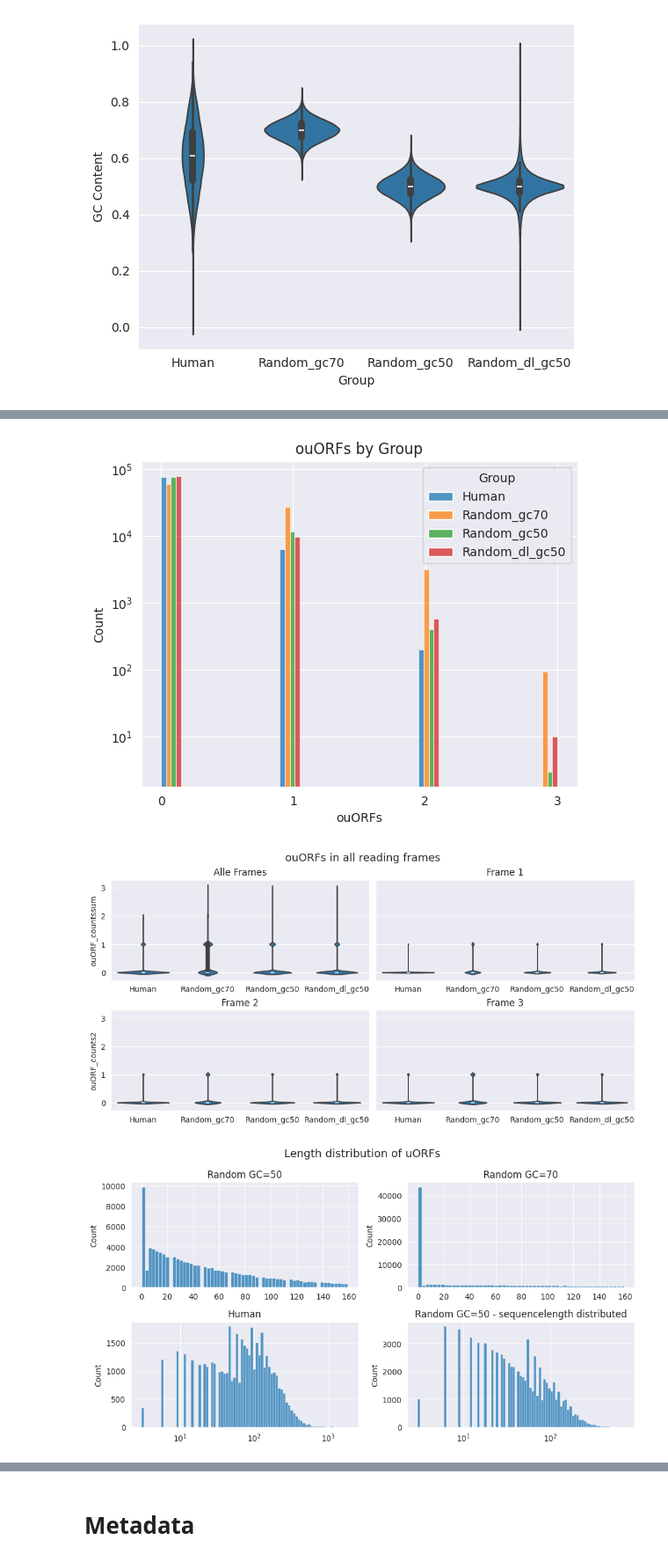
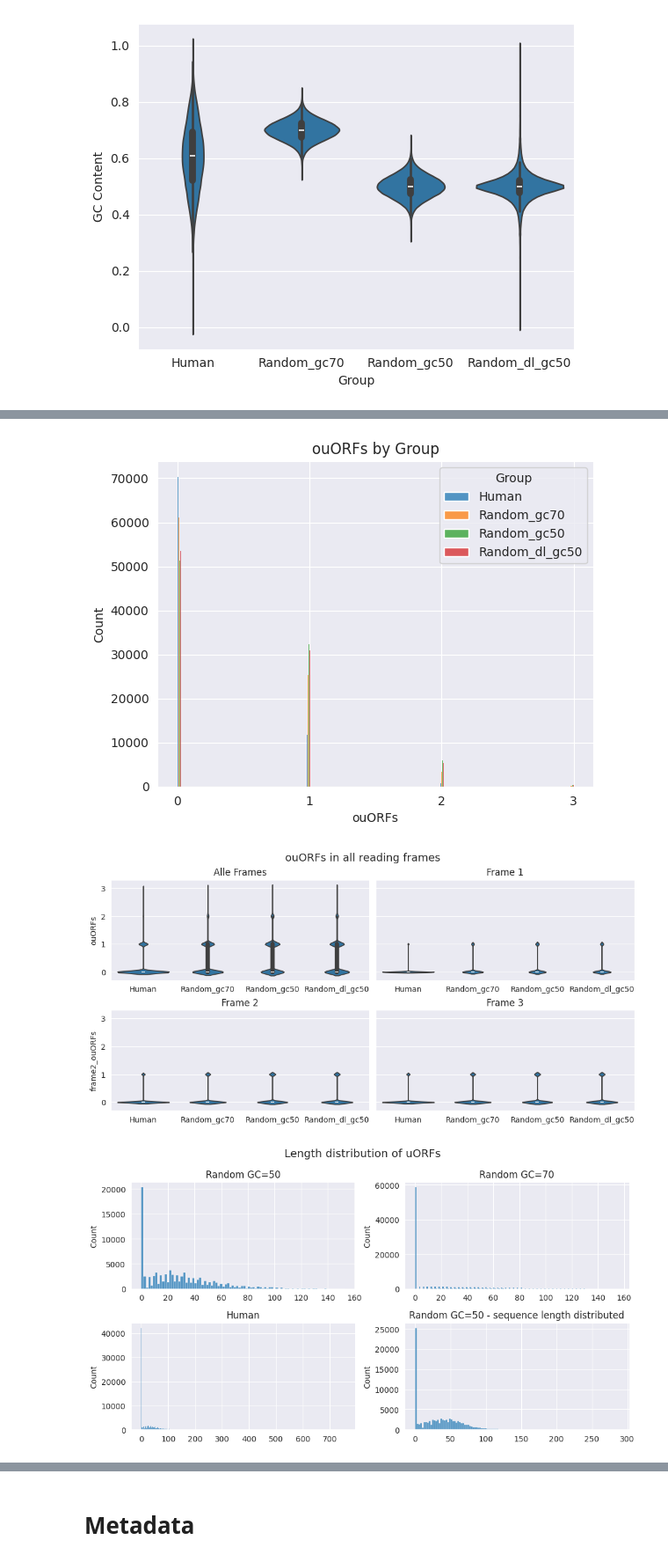
Before and after one commit to jechochamber/Bachelor, a Jupyter notebook: test.ipynb, the cells around one changed output, grey strips where cells are left out. Shown: that part at 88% size. Saved outputs shown, nothing was run; the diff lists cells and outputs as text; code cells hidden in the pictures.

```diff
--- a/test.ipynb
+++ b/test.ipynb
@@ -136,20 +161,20 @@ plt.show()
 # %%
 #Menge an overlapping uORFs pro Gruppe
-im1=sns.histplot(x=seqs["ouORF_countssum"],hue=seqs["Group"],multiple="dodge")
-im1.set_yscale('log')
+im1=sns.histplot(x=seqs["ouORFs"],hue=seqs["Group"],multiple="dodge")
+#im1.set_yscale('log')
 im1.set_xticks([0,1,2,3])
 im1.set_xlabel("ouORFs")
 plt.title('ouORFs by Group')
 plt.show()
 # %% [output]
-[figure, old version]
+[figure, new version]
 # %%
 #overlapping uORFs in allen reading Frames
 fig2, axs2=plt.subplots(2,2,layout='constrained', sharey=True,figsize=(10,5) )
-sns.violinplot(x=seqs["Group"],y=seqs["ouORF_countssum"],ax=axs2[0,0])
-sns.violinplot(x=seqs["Group"],y=seqs["ouORF_counts1"],ax=axs2[0,1])
-sns.violinplot(x=seqs["Group"],y=seqs["ouORF_counts2"],ax=axs2[1,0])
-sns.violinplot(x=seqs["Group"],y=seqs["ouORF_counts3"],ax=axs2[1,1])
+sns.violinplot(x=seqs["Group"],y=seqs["ouORFs"],ax=axs2[0,0])
+sns.violinplot(x=seqs["Group"],y=seqs["frame1_ouORFs"],ax=axs2[0,1])
+sns.violinplot(x=seqs["Group"],y=seqs["frame2_ouORFs"],ax=axs2[1,0])
+sns.violinplot(x=seqs["Group"],y=seqs["frame2_ouORFs"],ax=axs2[1,1])
 for arr in axs2:
     for ax in arr:
         ax.minorticks_on()
@@ -161,23 +186,23 @@ axs2[1,1].set_title("Frame 3")
 fig2.suptitle('ouORFs in all reading frames',fontsize=14)
 plt.show()
 # %% [output]
-[figure, old version]
+[figure, new version]
 # %%
 fig3, axs3 =plt.subplots(2,2,layout='tight',figsize=(10,5.5))
-sns.histplot(x=gc50seqs['uORF_meanlength'],ax=axs3[0,0])
-sns.histplot(x=gc70seqs['uORF_meanlength'],ax=axs3[0,1])
-sns.histplot(x=humanseqs['uORF_meanlength'],ax=axs3[1,0],log_scale=True)
-sns.histplot(x=gc50dlseqs['uORF_meanlength'],ax=axs3[1,1],log_scale=True)
+sns.histplot(x=gc50seqs['mean_uORF_length'],ax=axs3[0,0])
+sns.histplot(x=gc70seqs['mean_uORF_length'],ax=axs3[0,1])
+sns.histplot(x=humanseqs['mean_uORF_length'],ax=axs3[1,0])
+sns.histplot(x=gc50dlseqs['mean_uORF_length'],ax=axs3[1,1])
 for arr in axs3:
     for ax in arr:
         ax.minorticks_on()
         ax.set_xlabel("")
         #ax.set_yscale('log')
 axs3[0,0].set_title("Random GC=50")
 axs3[0,1].set_title("Random GC=70")
 axs3[1,0].set_title("Human")
-axs3[1,1].set_title("Random GC=50 - sequencelength distributed")
+axs3[1,1].set_title("Random GC=50 - sequence length distributed")
 fig3.suptitle("Length distribution of uORFs",fontsize=14)
 plt.show()
 # %% [output]
-[figure, old version]
+[figure, new version]
```
Also changed, not shown: parts of 18 cells of this notebook, 2 other files.
